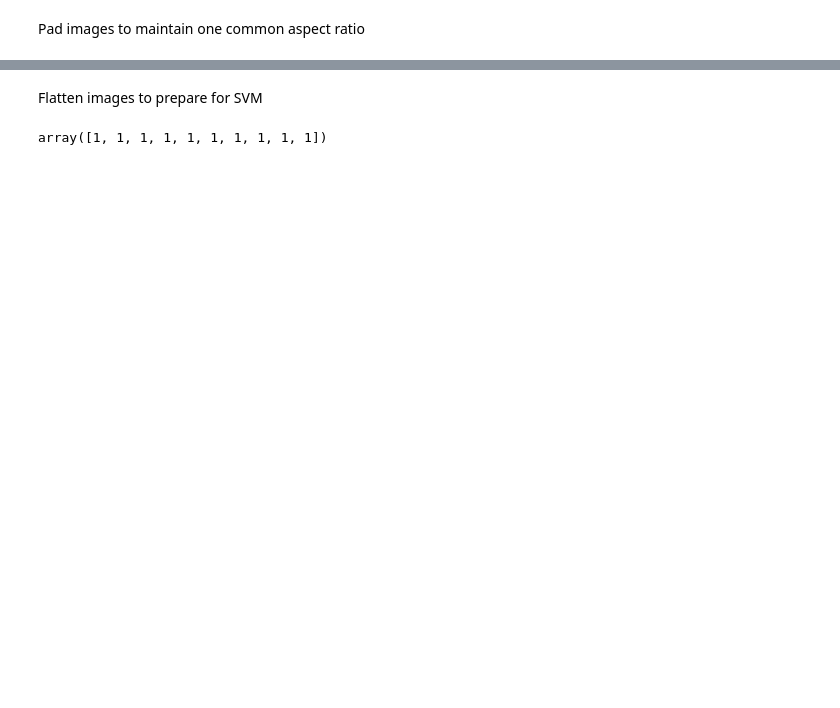
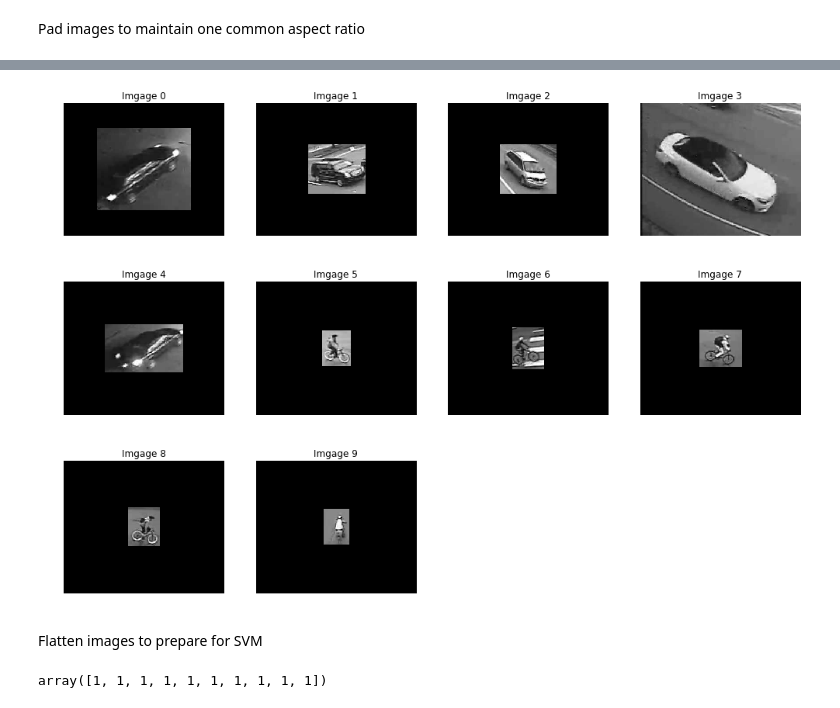
Before and after one commit to alexH2456/ECSE415-FinalProject, a Jupyter notebook: data_exploration.ipynb, the cells around one changed output, grey strips where cells are left out. Saved outputs shown, nothing was run; the diff lists cells and outputs as text; code cells hidden in the pictures; blank space fills up the shorter version.

```diff
--- a/data_exploration.ipynb
+++ b/data_exploration.ipynb
@@ -88,3 +99,7 @@ padded_images = pad_images(classification_images, (largest_width, largest_height
+# %%
+plot_images(padded_images)
+# %% [output]
+[figure, added]
 # %% [markdown]
 Flatten images to prepare for SVM
 # %%
```
Also changed, not shown: parts of 5 cells of this notebook.
